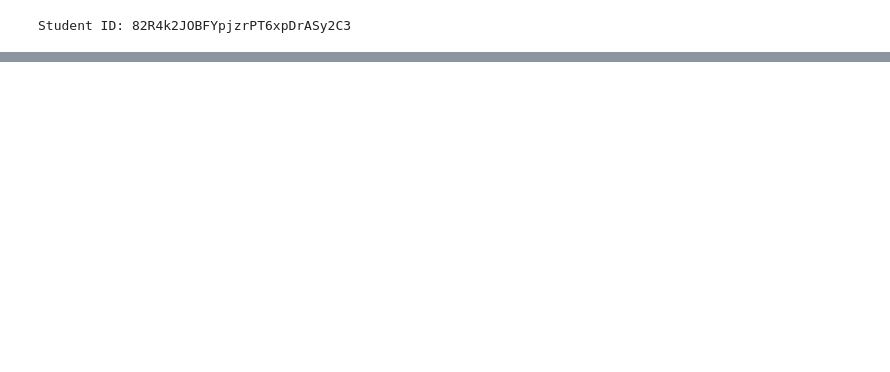
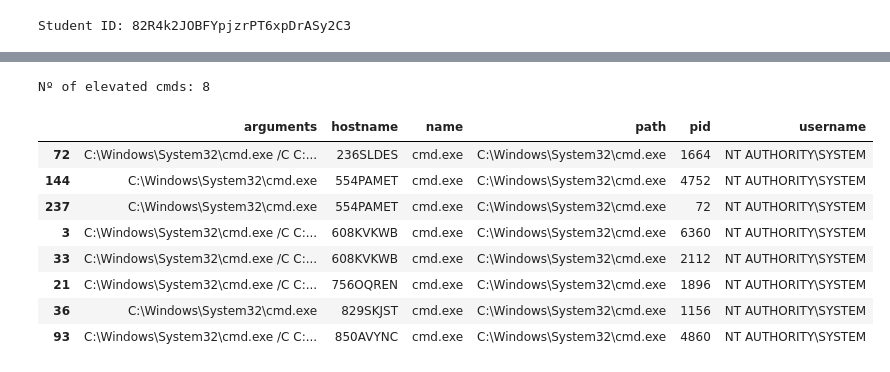
Before and after one commit to ValentinAvram/mosse_institute, a Jupyter notebook: Threat Hunting Challenge/th_challenge.ipynb, the cells around one changed output, grey strips where cells are left out. Saved outputs shown, nothing was run; the diff lists cells and outputs as text; code cells hidden in the pictures; blank space fills up the shorter version.

```diff
--- a/Threat Hunting Challenge/th_challenge.ipynb
+++ b/Threat Hunting Challenge/th_challenge.ipynb
@@ -31,0 +112,17 @@ display(df)
+# %%
+n_elevated_processes = df[df['username'].str.contains('NT AUTHORITY')]
+elevated_consoles = n_elevated_processes[n_elevated_processes['name'].str.contains('cmd')]
+print('Nº of elevated cmds: ' + str(len(elevated_consoles)))
+
+display(elevated_consoles)
+# %% [output]
+Nº of elevated cmds: 8
+|  | arguments | hostname | name | path | pid | username |
+| 72 | C:\Windows\System32\cmd.exe /C C:... | 236SLDES | cmd.exe | C:\Windows\System32\cmd.exe | 1664 | NT AUTHORITY\SYSTEM |
+| 144 | C:\Windows\System32\cmd.exe | 554PAMET | cmd.exe | C:\Windows\System32\cmd.exe | 4752 | NT AUTHORITY\SYSTEM |
+| 237 | C:\Windows\System32\cmd.exe | 554PAMET | cmd.exe | C:\Windows\System32\cmd.exe | 72 | NT AUTHORITY\SYSTEM |
+| 3 | C:\Windows\System32\cmd.exe /C C:... | 608KVKWB | cmd.exe | C:\Windows\System32\cmd.exe | 6360 | NT AUTHORITY\SYSTEM |
+| 33 | C:\Windows\System32\cmd.exe /C C:... | 608KVKWB | cmd.exe | C:\Windows\System32\cmd.exe | 2112 | NT AUTHORITY\SYSTEM |
+| 21 | C:\Windows\System32\cmd.exe /C C:... | 756OQREN | cmd.exe | C:\Windows\System32\cmd.exe | 1896 | NT AUTHORITY\SYSTEM |
+| 36 | C:\Windows\System32\cmd.exe | 829SKJST | cmd.exe | C:\Windows\System32\cmd.exe | 1156 | NT AUTHORITY\SYSTEM |
+| 93 | C:\Windows\System32\cmd.exe /C C:... | 850AVYNC | cmd.exe | C:\Windows\System32\cmd.exe | 4860 | NT AUTHORITY\SYSTEM |
```
Also changed, not shown: parts of 7 cells of this notebook.
